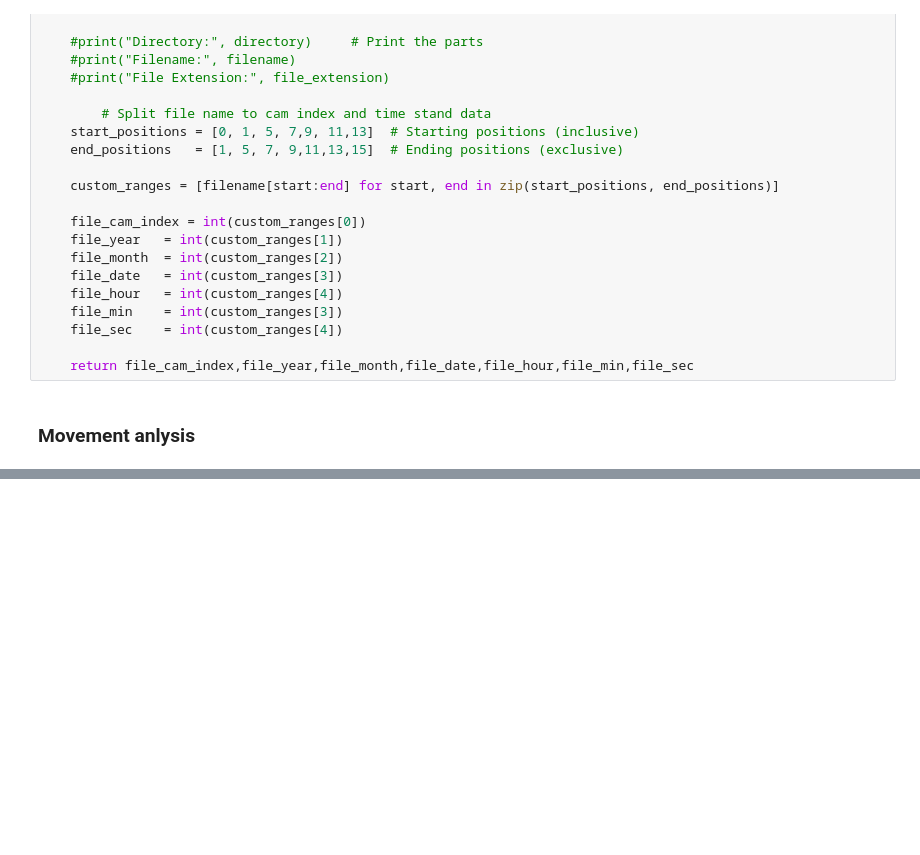
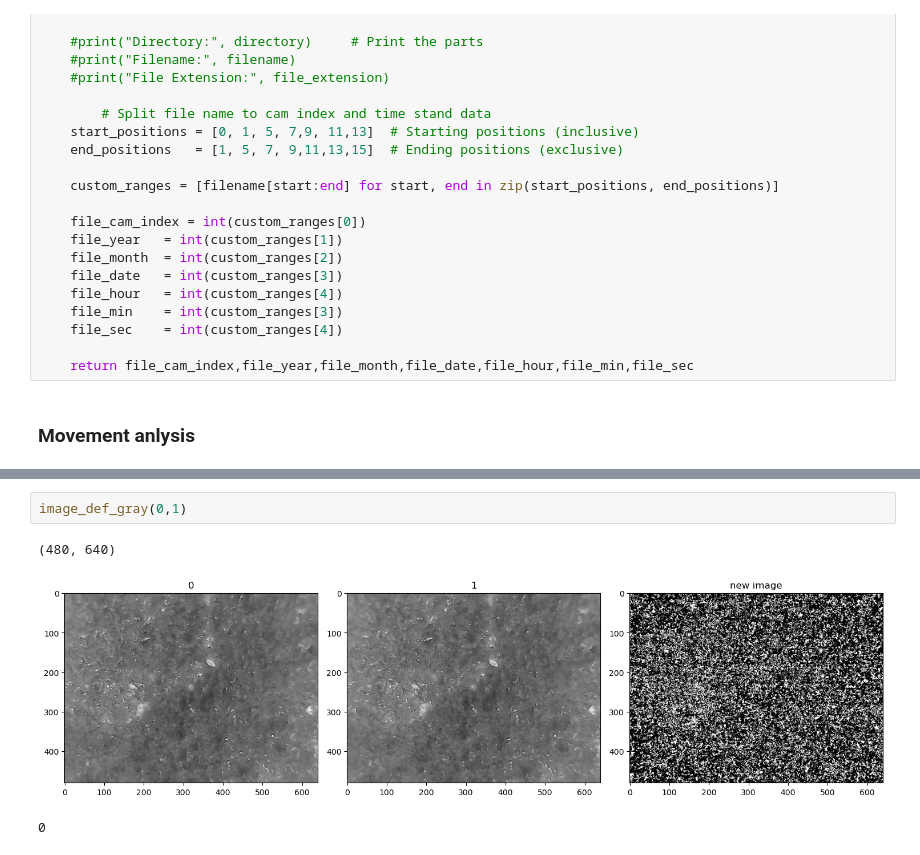
Before and after one commit to malithjkd/PBA_vision, a Jupyter notebook: data_processing/image_motion.ipynb, the cells around one changed output, grey strips where cells are left out. Cells and saved outputs as stored; diff of their text form; blank space fills up the shorter version.

```diff
--- a/data_processing/image_motion.ipynb
+++ b/data_processing/image_motion.ipynb
@@ -273,0 +192,6 @@ plt.show()
+# %%
+image_def_gray(0,1)
+# %% [output]
+(480, 640)
+[figure, added]
+0
```
Also changed, not shown: parts of 11 cells of this notebook.
